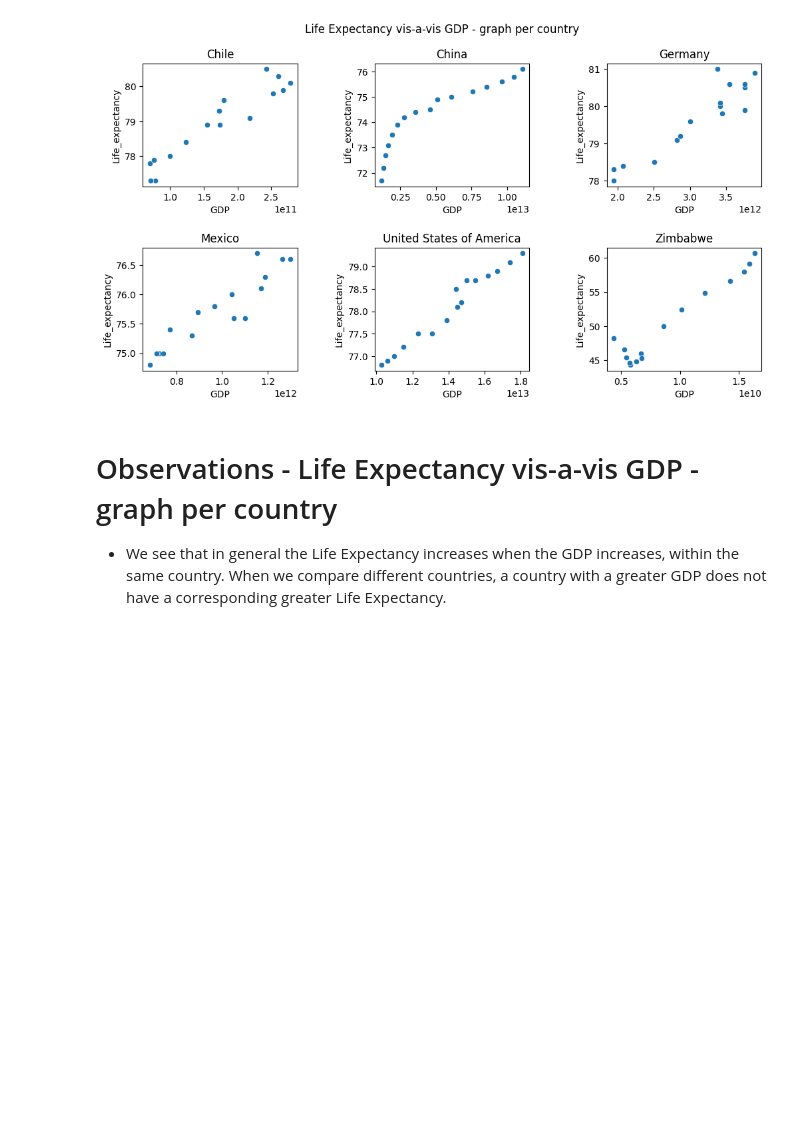
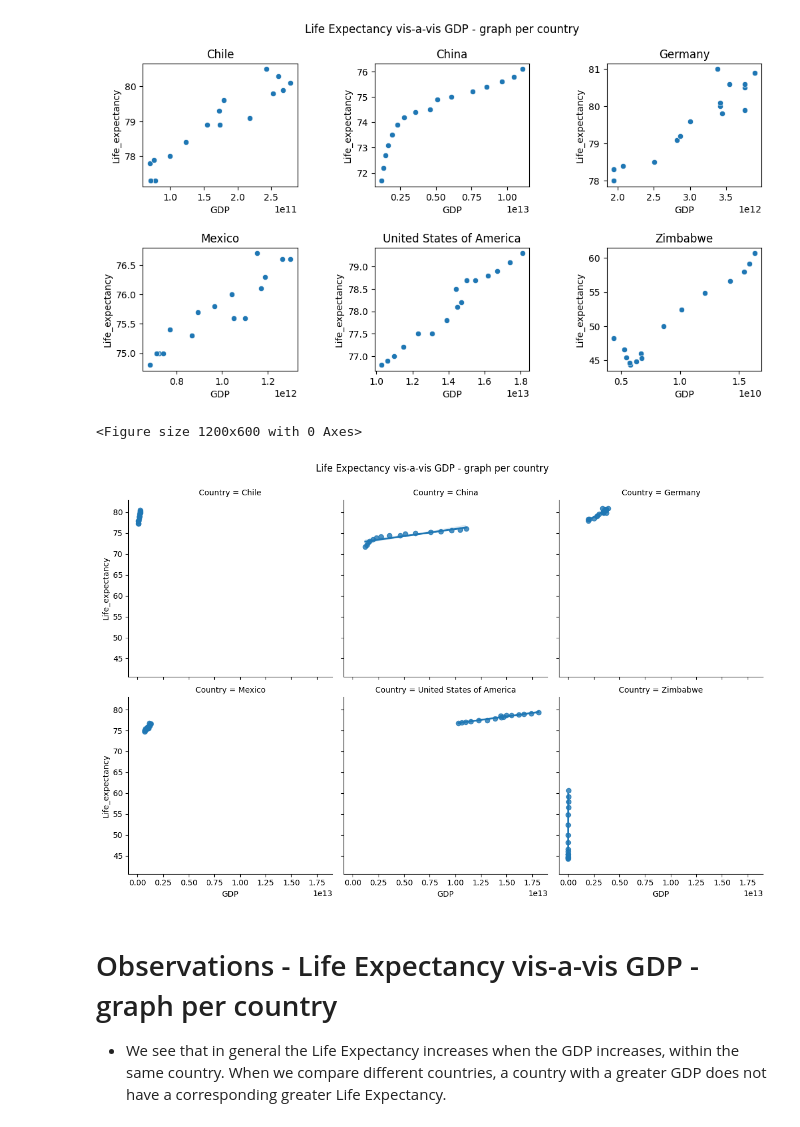
Before and after one commit to ramtob/codecademy-python, a Jupyter notebook: Life-Expectancy-and-GDP-Starter/life_expectancy_gdp.ipynb, the cells around one changed output. Drawn from its saved outputs; the diff is of its cells as text; code cells hidden in the pictures; blank space fills up the shorter version.

Commit message:
Trying to add regression lines to scatter plots (not finished)

```diff
--- a/Life-Expectancy-and-GDP-Starter/life_expectancy_gdp.ipynb
+++ b/Life-Expectancy-and-GDP-Starter/life_expectancy_gdp.ipynb
@@ -134,6 +134,32 @@ plt.suptitle('Life Expectancy vis-a-vis GDP - graph per country')
 plt.show()
 # %% [output]
 [figure]
+# %%
+# import seaborn as sns
+# import matplotlib.pyplot as plt
+# import pandas as pd
+
+# Example data
+# df_all should be your DataFrame and countries your list of countries
+# df_all = pd.DataFrame(...)
+# countries = [...]
+
+plt.figure(figsize=(12, 6))
+# Create a FacetGrid
+g = sns.FacetGrid(df_all, col="Country", col_wrap=3, col_order=countries, height=4)
+
+# Map the lmplot to the grid
+g.map(sns.regplot, 'GDP', 'Life_expectancy')
+
+# Add a title to the entire figure
+plt.subplots_adjust(top=0.9)
+plt.suptitle('Life Expectancy vis-a-vis GDP - graph per country')
+
+# Show the plot
+plt.show()
+# %% [output]
+<Figure size 1200x600 with 0 Axes>
+[figure, added]
 # %% [markdown]
 # Observations - Life Expectancy vis-a-vis GDP - graph per country
 
```
